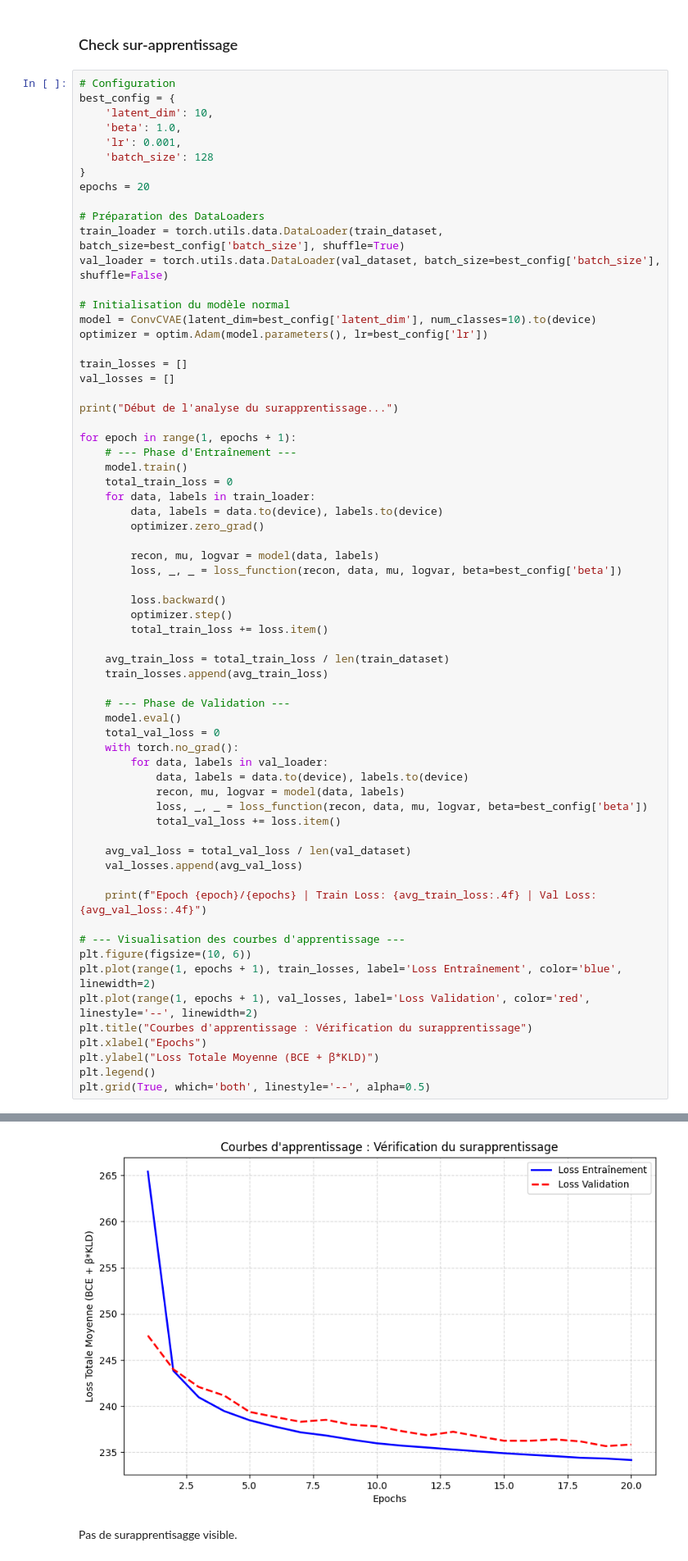
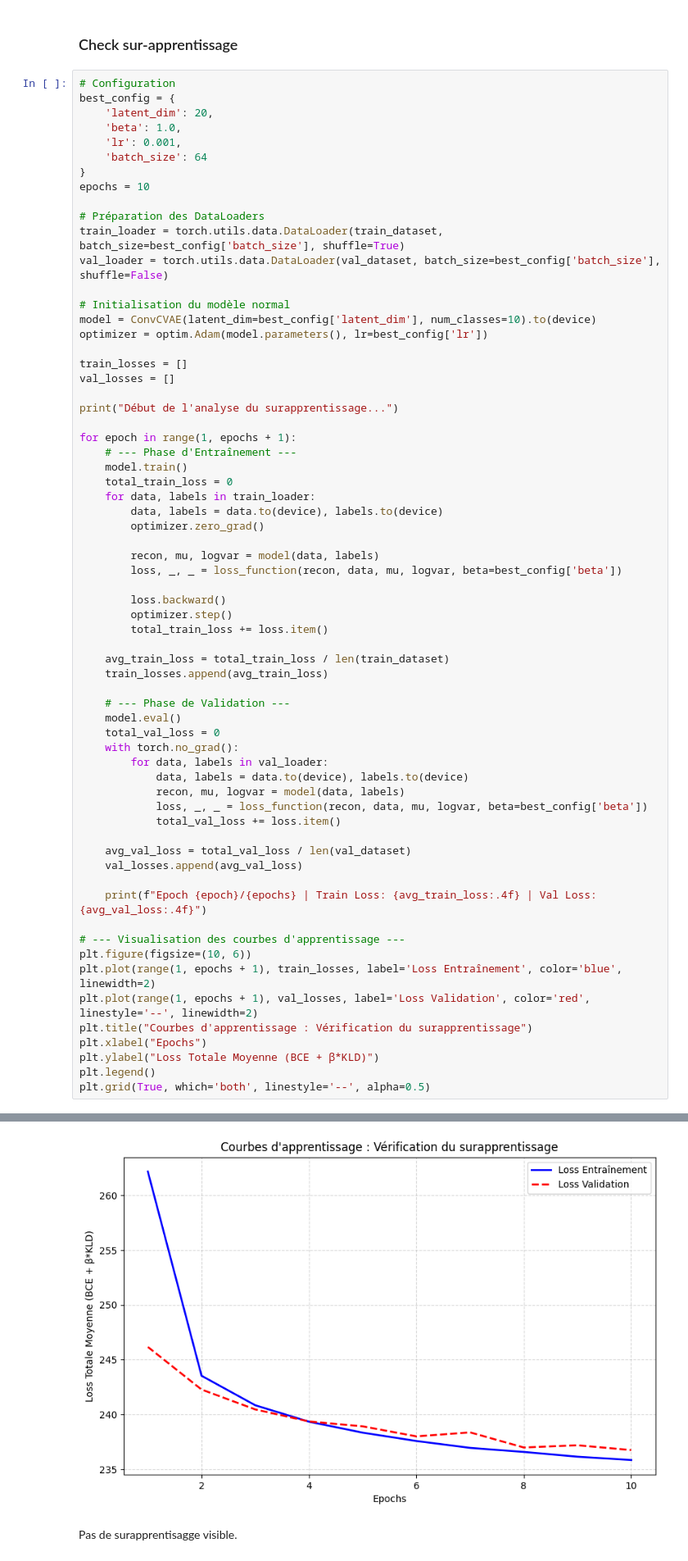
Before and after one commit to albanevergnes/HDDL, a Jupyter notebook: Rapport_Projet2.ipynb, the cells around one changed output, grey strips where cells are left out. Shown at 82% size. Drawn from its saved outputs; the diff is of its cells as text.

```diff
--- a/Rapport_Projet2.ipynb
+++ b/Rapport_Projet2.ipynb
@@ -957,12 +1169,12 @@ La strcuture normale du CVAE est plus efficiente.
 # %%
 # Configuration
 best_config = {
-    'latent_dim': 10,
+    'latent_dim': 20,
     'beta': 1.0,
     'lr': 0.001,
-    'batch_size': 128
+    'batch_size': 64
 }
-epochs = 20
+epochs = 10
 
 # Préparation des DataLoaders
 train_loader = torch.utils.data.DataLoader(train_dataset, batch_size=best_config['batch_size'], shuffle=True)
@@ -1040,4 +1246,4 @@ Epoch 20/20 | Train Loss: 234.1605 | Val Loss: 235.8376
-[figure, old version]
+[figure, new version]
 # %% [markdown]
 Pas de surapprentisagge visible.
 # %% [markdown]
```
Also changed, not shown: parts of 18 cells of this notebook.
